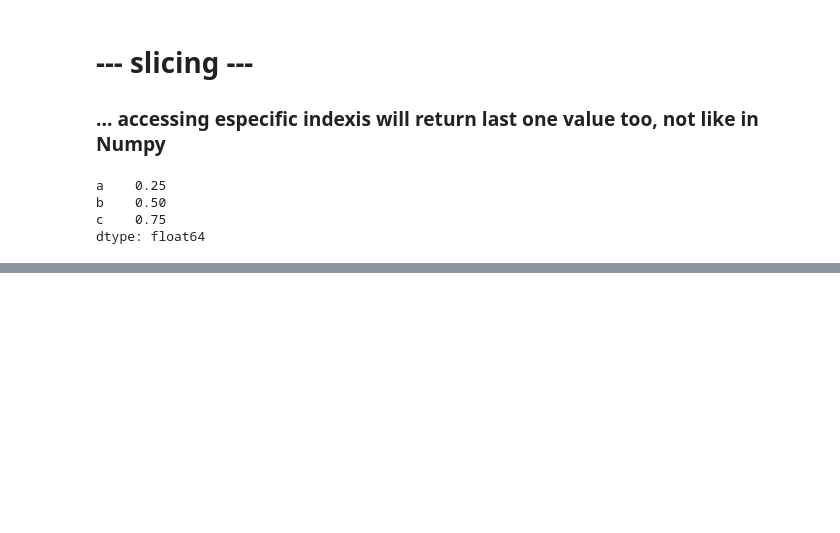
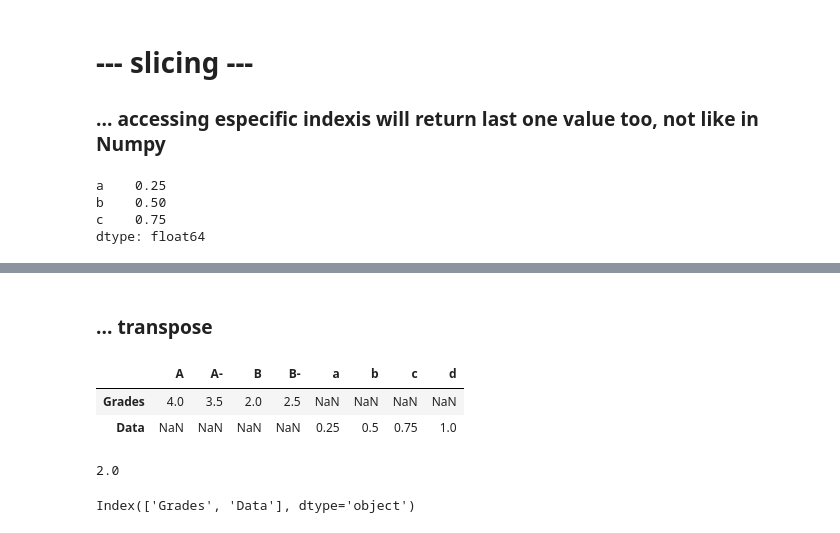
Before and after one commit to ortizfram/dataEngenieerFreeCodeCamp, a Jupyter notebook: MasteringPythonZeroToHero_part2.ipynb, the cells around one changed output, grey strips where cells are left out. Saved outputs shown, nothing was run; the diff lists cells and outputs as text; code cells hidden in the pictures; blank space fills up the shorter version.

```diff
--- a/MasteringPythonZeroToHero_part2.ipynb
+++ b/MasteringPythonZeroToHero_part2.ipynb
@@ -917,0 +963,18 @@ dtype: float64
+# %% [markdown]
+### ... transpose
+# %%
+D.T
+# %% [output]
+|  | A | A- | B | B- | a | b | c | d |
+| Grades | 4.0 | 3.5 | 2.0 | 2.5 | NaN | NaN | NaN | NaN |
+| Data | NaN | NaN | NaN | NaN | 0.25 | 0.5 | 0.75 | 1.0 |
+# %%
+"""accessing 2.0"""
+D.values[2,0]
+# %% [output]
+2.0
+# %%
+"""accessing colum names"""
+D.columns
+# %% [output]
+Index(['Grades', 'Data'], dtype='object')
```
Also changed, not shown: parts of 7 cells of this notebook.
